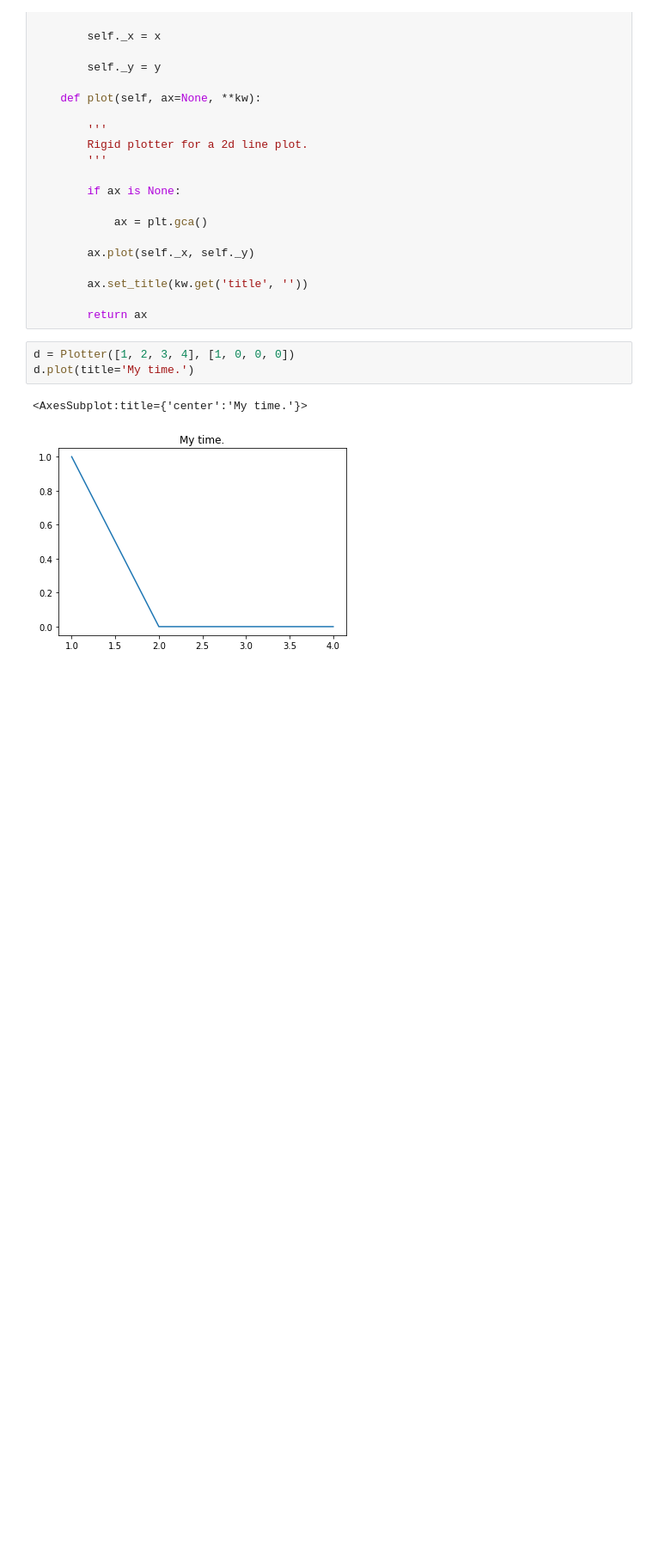
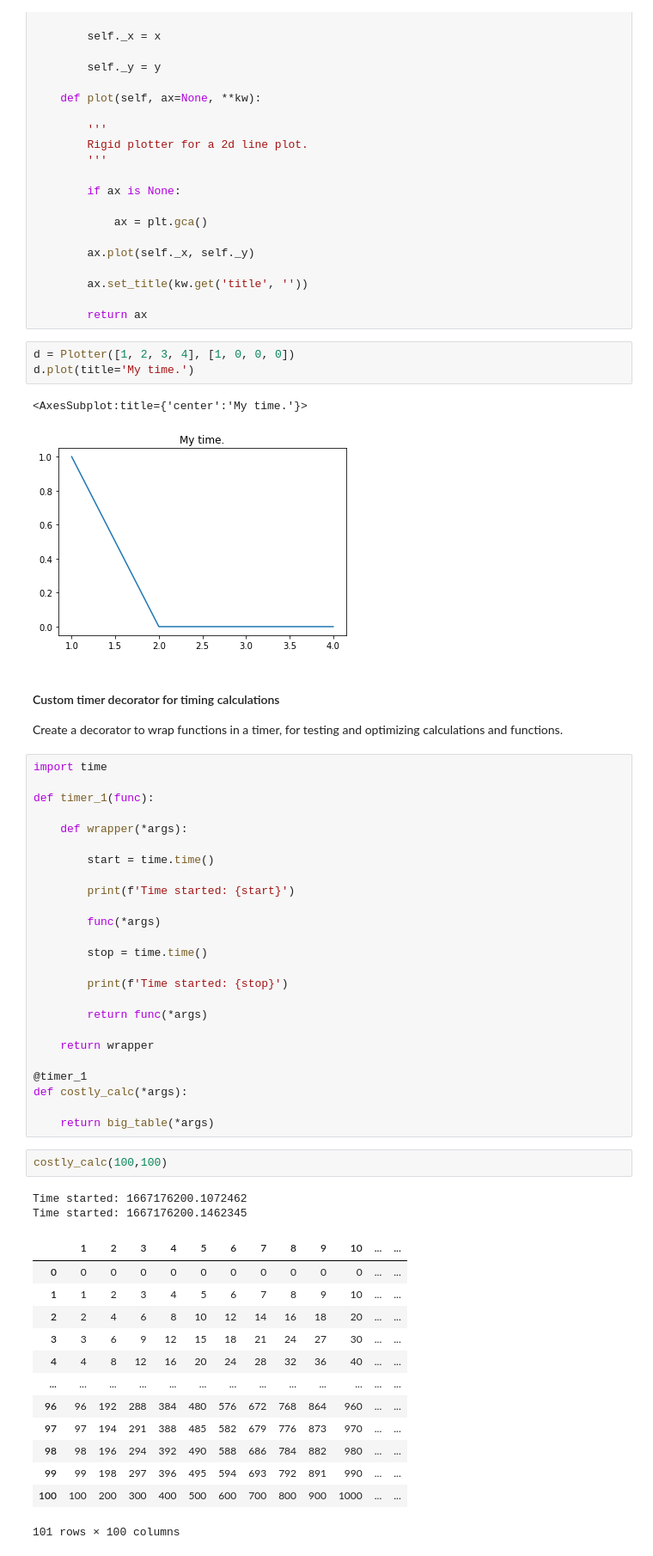
Before and after one commit to solarecho3/math, a Jupyter notebook: scratch.ipynb, the cells around one changed output. Shown: that part at 86% size. Drawn from its saved outputs; the diff is of its cells as text; blank space fills up the shorter version.

Commit message:
add timer decorator with *args

```diff
--- a/scratch.ipynb
+++ b/scratch.ipynb
@@ -475,3 +477,50 @@ d.plot(title='My time.')
 # %% [output]
 <AxesSubplot:title={'center':'My time.'}>
 [figure]
+# %% [markdown]
+#### Custom timer decorator for timing calculations
+
+Create a decorator to wrap functions in a timer, for testing and optimizing calculations and functions.
+# %%
+import time
+
+def timer_1(func):
+
+    def wrapper(*args):
+
+        start = time.time()
+
+        print(f'Time started: {start}')
+
+        func(*args)
+
+        stop = time.time()
+
+        print(f'Time started: {stop}')
+
+        return func(*args)
+
+    return wrapper
+
+@timer_1
+def costly_calc(*args):
+
+    return big_table(*args)
+# %%
+costly_calc(100,100)
+# %% [output]
+Time started: 1667176200.1072462
+Time started: 1667176200.1462345
+|  | 1 | 2 | 3 | 4 | 5 | 6 | 7 | 8 | 9 | 10 | ... | ... |
+| 0 | 0 | 0 | 0 | 0 | 0 | 0 | 0 | 0 | 0 | 0 | ... | ... |
+| 1 | 1 | 2 | 3 | 4 | 5 | 6 | 7 | 8 | 9 | 10 | ... | ... |
+| 2 | 2 | 4 | 6 | 8 | 10 | 12 | 14 | 16 | 18 | 20 | ... | ... |
+| 3 | 3 | 6 | 9 | 12 | 15 | 18 | 21 | 24 | 27 | 30 | ... | ... |
+| 4 | 4 | 8 | 12 | 16 | 20 | 24 | 28 | 32 | 36 | 40 | ... | ... |
+| ... | ... | ... | ... | ... | ... | ... | ... | ... | ... | ... | ... | ... |
+| 96 | 96 | 192 | 288 | 384 | 480 | 576 | 672 | 768 | 864 | 960 | ... | ... |
+| 97 | 97 | 194 | 291 | 388 | 485 | 582 | 679 | 776 | 873 | 970 | ... | ... |
+| 98 | 98 | 196 | 294 | 392 | 490 | 588 | 686 | 784 | 882 | 980 | ... | ... |
+| 99 | 99 | 198 | 297 | 396 | 495 | 594 | 693 | 792 | 891 | 990 | ... | ... |
+| 100 | 100 | 200 | 300 | 400 | 500 | 600 | 700 | 800 | 900 | 1000 | ... | ... |
+101 rows × 100 columns
```
Also changed, not shown: parts of 3 cells of this notebook.
